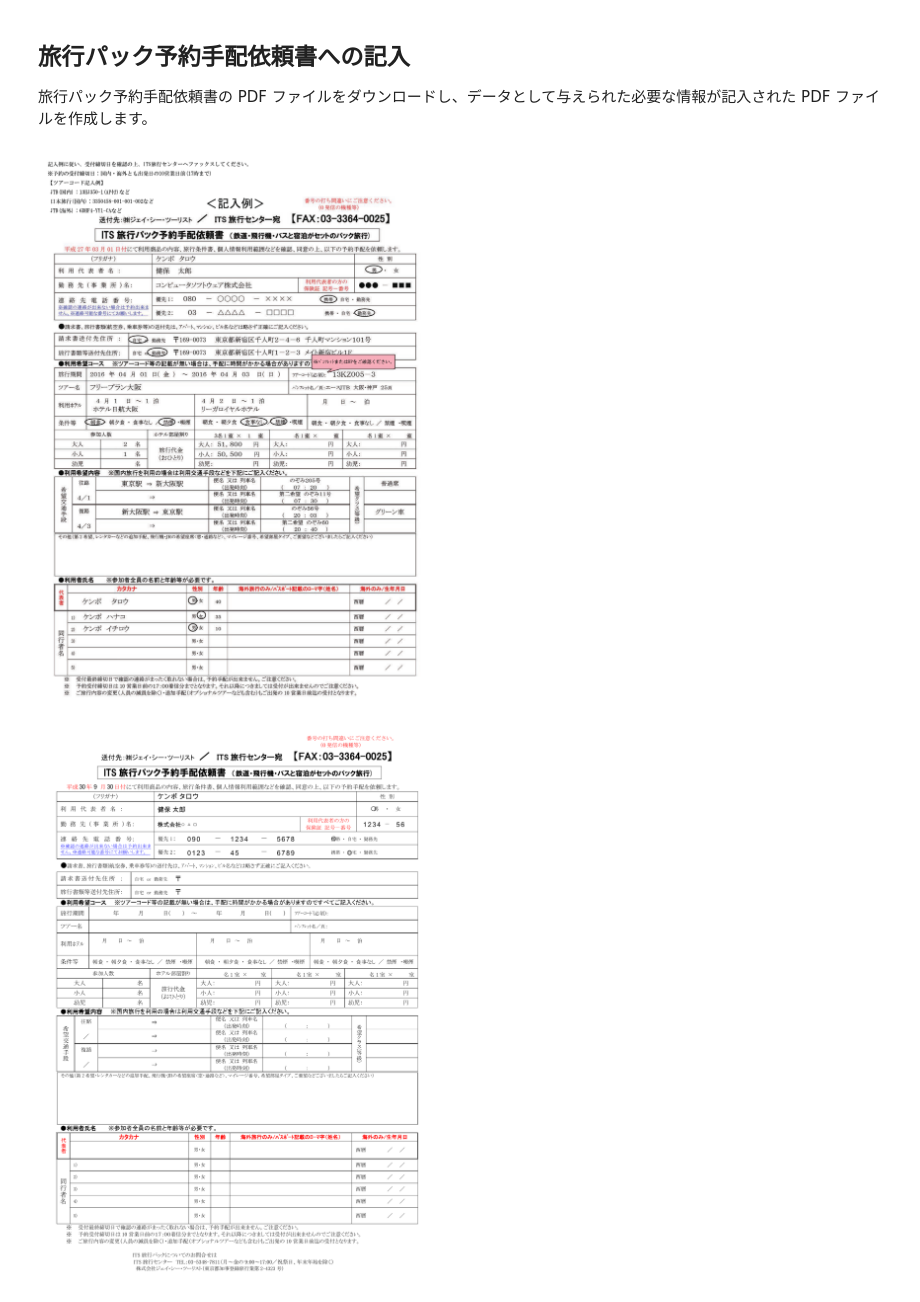
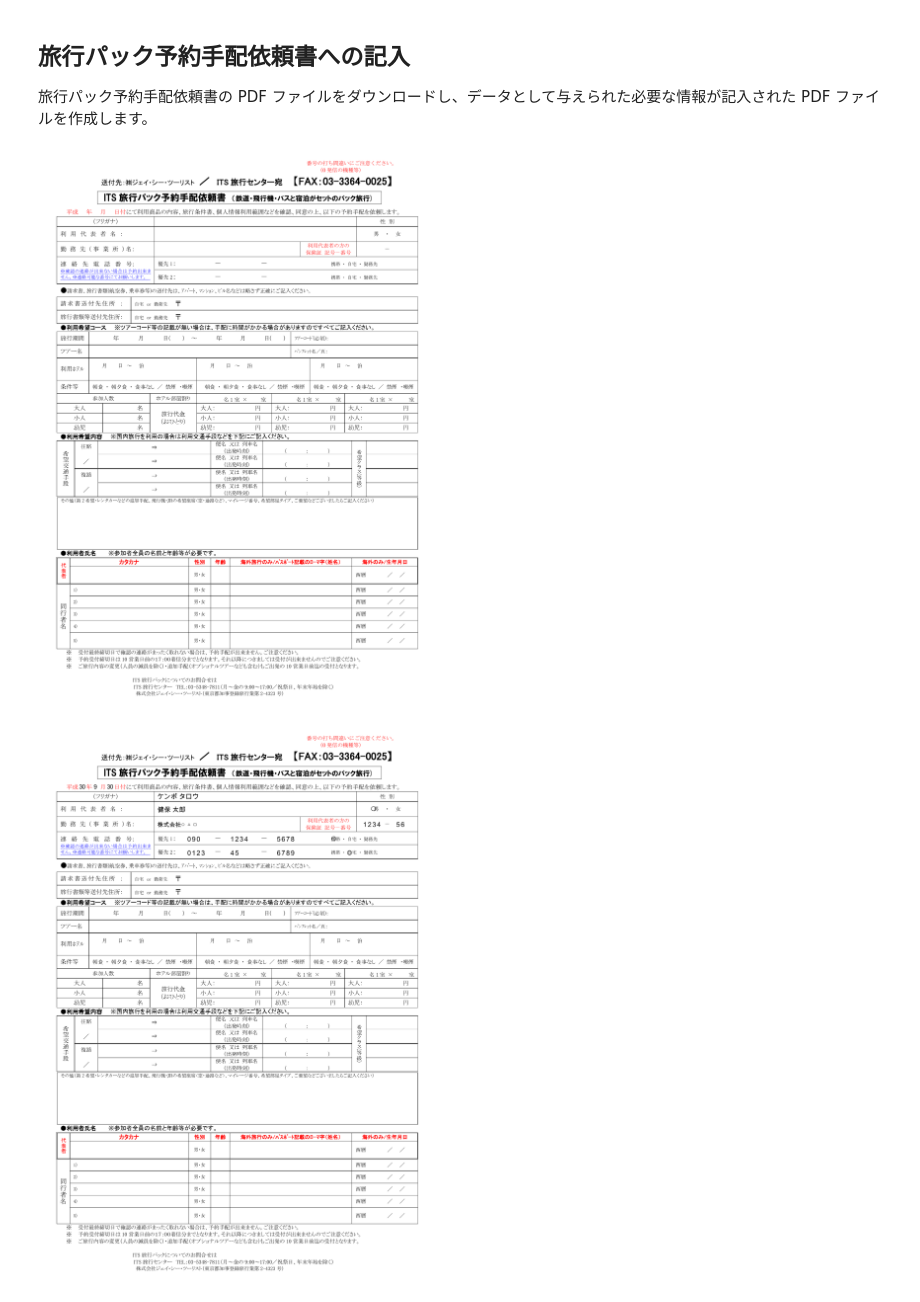
Before and after one commit to soonraah/its_easy, a Jupyter notebook: samples/sample.ipynb, the cells around one changed output. Drawn from its saved outputs; the diff is of its cells as text; code cells hidden in the pictures.

Commit message:
Fix a source PDF page to show

```diff
--- a/samples/sample.ipynb
+++ b/samples/sample.ipynb
@@ -7,22 +7,22 @@
 # %%
 # Download booking request paper PDF file and show it
 
 import requests
 import shutil
 from pdf2image import convert_from_path
 
 source_pdf_url = 'http://www.jc-tourist.co.jp/travel/itspack/skycontents/2013info/201106_tehaisho.pdf'
 source_pdf_file = './201106_tehaisho.pdf'
 
 res = requests.get(source_pdf_url, stream=True)
 
 with open(source_pdf_file, 'wb') as f_out:
     shutil.copyfileobj(res.raw, f_out)
 
-images = convert_from_path(source_pdf_file, first_page=2, last_page=2)
+images = convert_from_path(source_pdf_file, first_page=3, last_page=3)
 images[0]
 # %% [output]
-[figure, old version]
+[figure, new version]
 # %%
 # Prepare info to book
 # It can be dict, YAML doc or YAML file path
```
